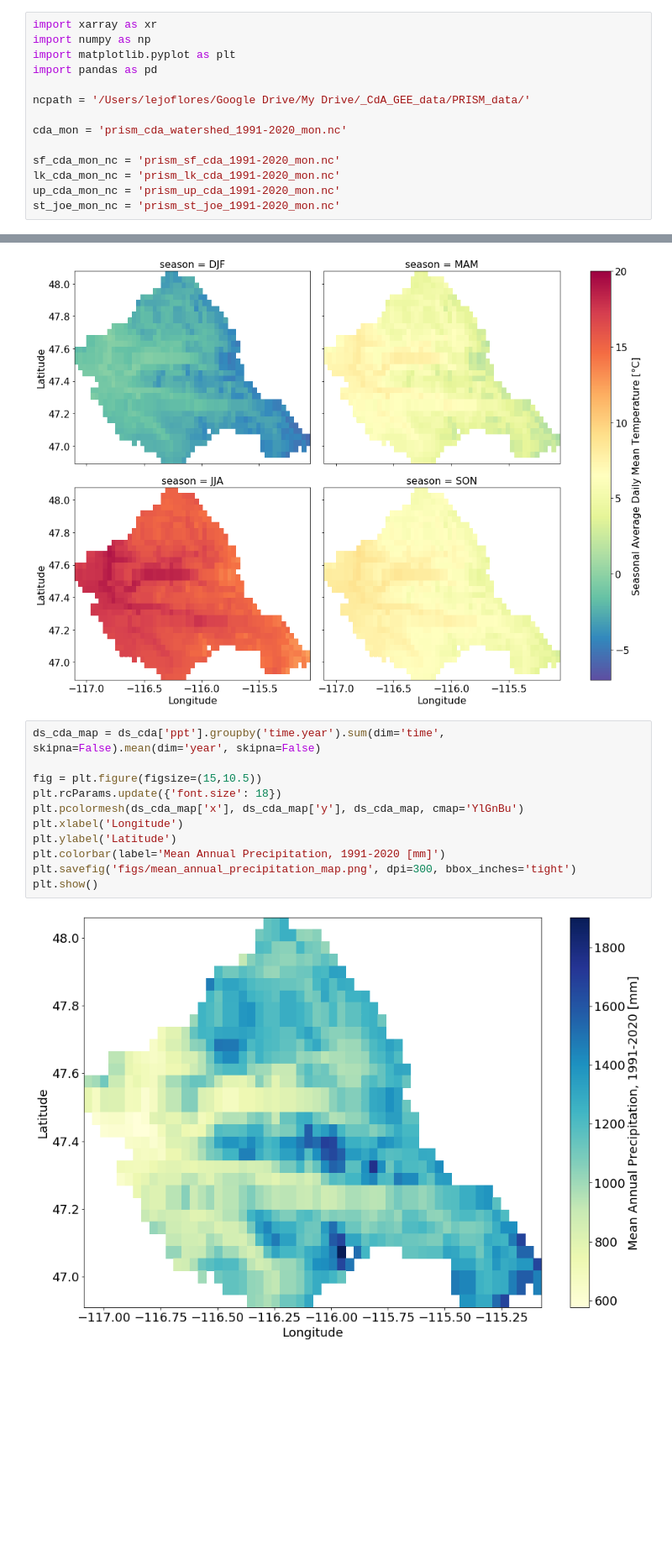
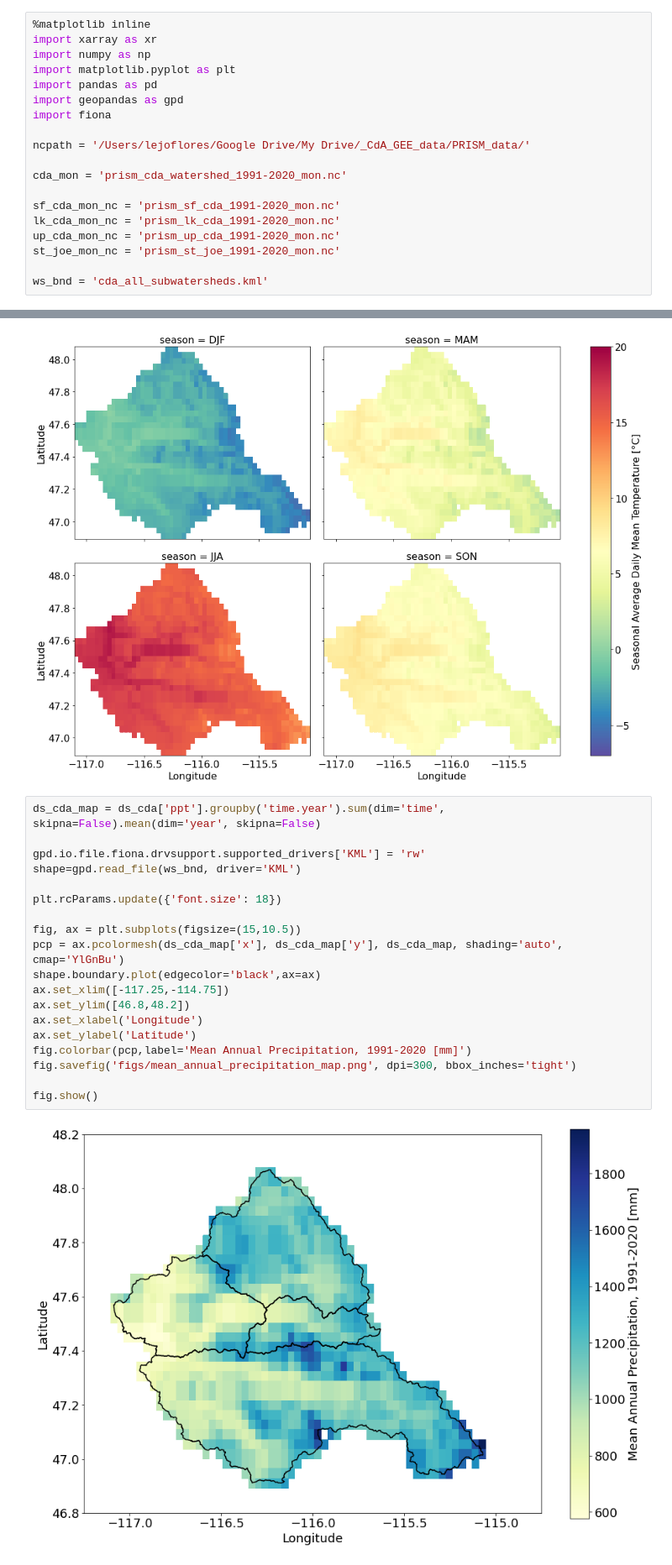
Before and after one commit to LejoFlores/CdA_WatershedAnalysis, a Jupyter notebook: AnalyzePRISMData.ipynb, the cells around one changed output, grey strips where cells are left out. Shown at 84% size. Drawn from its saved outputs; the diff is of its cells as text; blank space fills up the shorter version.

Commit message:
updated plots

```diff
--- a/AnalyzePRISMData.ipynb
+++ b/AnalyzePRISMData.ipynb
@@ -1,8 +1,11 @@
 # %%
+%matplotlib inline
 import xarray as xr
 import numpy as np
 import matplotlib.pyplot as plt
 import pandas as pd
+import geopandas as gpd
+import fiona
 
 ncpath = '/Users/lejoflores/Google Drive/My Drive/_CdA_GEE_data/PRISM_data/'
 
@@ -12,6 +15,8 @@ sf_cda_mon_nc = 'prism_sf_cda_1991-2020_mon.nc'
 lk_cda_mon_nc = 'prism_lk_cda_1991-2020_mon.nc'
 up_cda_mon_nc = 'prism_up_cda_1991-2020_mon.nc'
 st_joe_mon_nc = 'prism_st_joe_1991-2020_mon.nc'
+
+ws_bnd = 'cda_all_subwatersheds.kml'
 # %%
 ds_sf_cda = xr.open_dataset(ncpath+sf_cda_mon_nc)
 ds_lk_cda = xr.open_dataset(ncpath+lk_cda_mon_nc)
@@ -440,13 +445,21 @@ ppt_seas_plt.fig.savefig('figs/tmean_seasonal_map.png', dpi=300, bbox_inches='ti
 # %%
 ds_cda_map = ds_cda['ppt'].groupby('time.year').sum(dim='time', skipna=False).mean(dim='year', skipna=False)
 
-fig = plt.figure(figsize=(15,10.5))
+gpd.io.file.fiona.drvsupport.supported_drivers['KML'] = 'rw'
+shape=gpd.read_file(ws_bnd, driver='KML')
+
 plt.rcParams.update({'font.size': 18})
-plt.pcolormesh(ds_cda_map['x'], ds_cda_map['y'], ds_cda_map, cmap='YlGnBu')
-plt.xlabel('Longitude')
-plt.ylabel('Latitude')
-plt.colorbar(label='Mean Annual Precipitation, 1991-2020 [mm]')
-plt.savefig('figs/mean_annual_precipitation_map.png', dpi=300, bbox_inches='tight')
-plt.show()
+
+fig, ax = plt.subplots(figsize=(15,10.5))
+pcp = ax.pcolormesh(ds_cda_map['x'], ds_cda_map['y'], ds_cda_map, shading='auto', cmap='YlGnBu')
+shape.boundary.plot(edgecolor='black',ax=ax)
+ax.set_xlim([-117.25,-114.75])
+ax.set_ylim([46.8,48.2])
+ax.set_xlabel('Longitude')
+ax.set_ylabel('Latitude')
+fig.colorbar(pcp,label='Mean Annual Precipitation, 1991-2020 [mm]')
+fig.savefig('figs/mean_annual_precipitation_map.png', dpi=300, bbox_inches='tight')
+
+fig.show()
 # %% [output]
-[figure, old version]
+[figure, new version]
```
Also changed, not shown: parts of 6 cells of this notebook, 16 other files.
